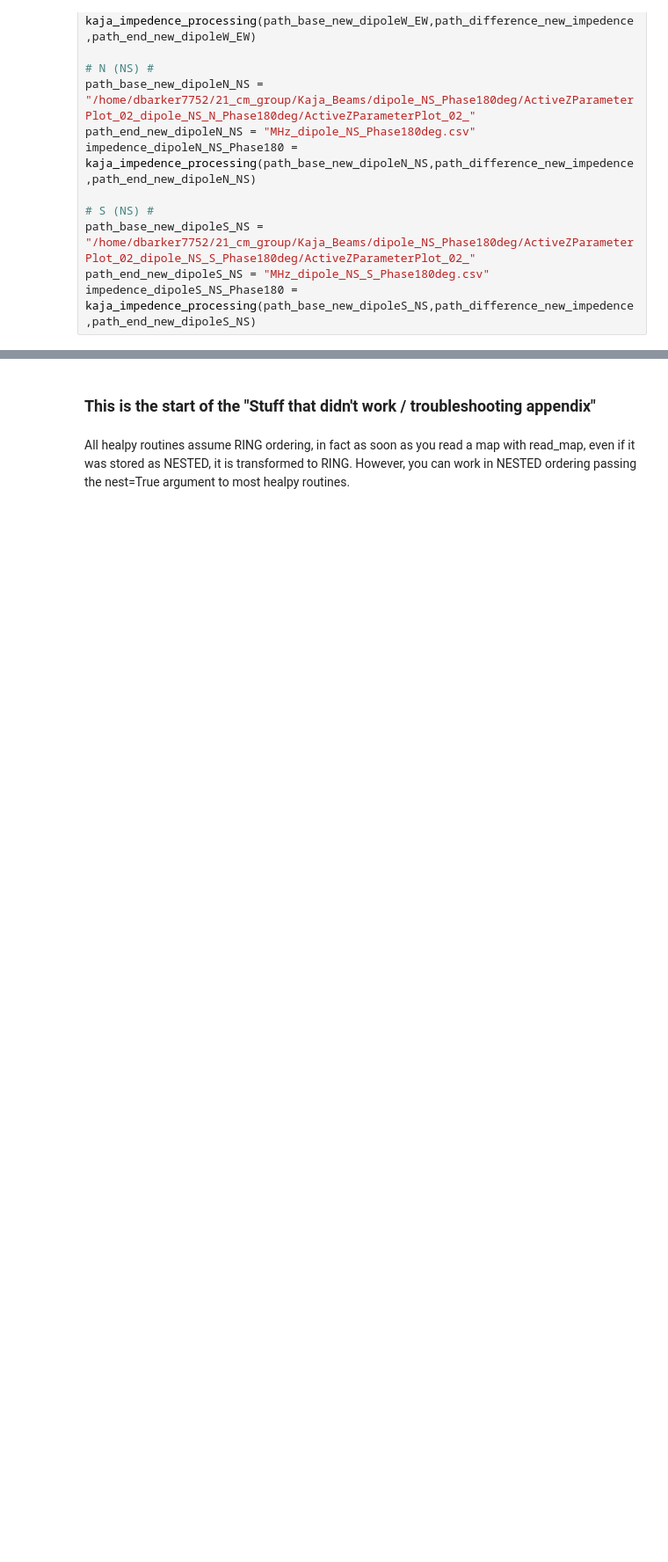
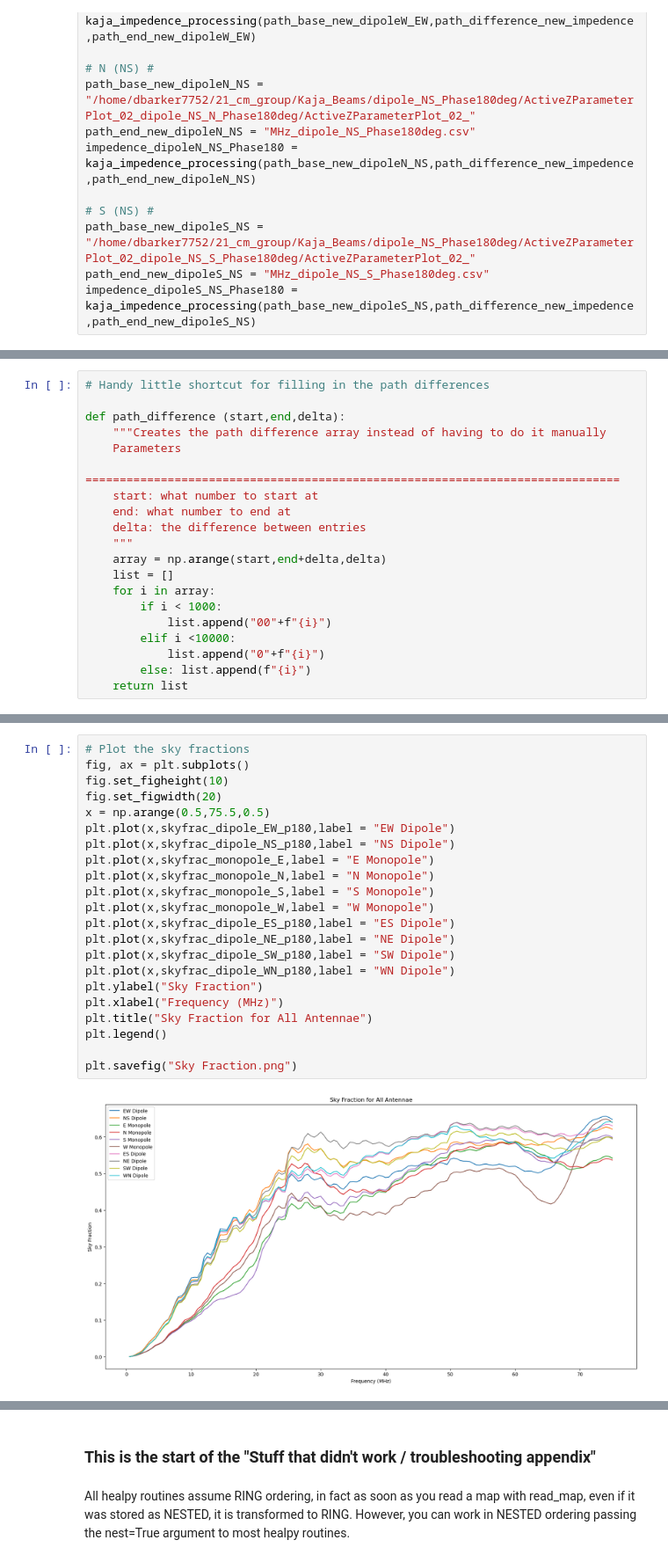
Before and after one commit to daba9359/LuCEE-Night_Simulation, a Jupyter notebook: Beam_weighted_foreground/Simulating_Beam_Weighted_Foreground.ipynb, the cells around one changed output, grey strips where cells are left out. Shown at 88% size. Drawn from its saved outputs; the diff is of its cells as text; blank space fills up the shorter version.

```diff
--- a/Beam_weighted_foreground/Simulating_Beam_Weighted_Foreground.ipynb
+++ b/Beam_weighted_foreground/Simulating_Beam_Weighted_Foreground.ipynb
@@ -619,0 +487,20 @@ array([[1, 2, 3, 4, 5],
+# %%
+# Handy little shortcut for filling in the path differences
+
+def path_difference (start,end,delta):
+    """Creates the path difference array instead of having to do it manually
+    Parameters
+    ==============================================================================
+    start: what number to start at
+    end: what number to end at
+    delta: the difference between entries
+    """
+    array = np.arange(start,end+delta,delta)
+    list = []
+    for i in array:
+        if i < 1000:
+            list.append("00"+f"{i}")
+        elif i <10000:
+            list.append("0"+f"{i}")
+        else: list.append(f"{i}")
+    return list
@@ -619,0 +559,24 @@ array([[1, 2, 3, 4, 5],
+# %%
+# Plot the sky fractions
+fig, ax = plt.subplots()
+fig.set_figheight(10)
+fig.set_figwidth(20)
+x = np.arange(0.5,75.5,0.5)
+plt.plot(x,skyfrac_dipole_EW_p180,label = "EW Dipole")
+plt.plot(x,skyfrac_dipole_NS_p180,label = "NS Dipole")
+plt.plot(x,skyfrac_monopole_E,label = "E Monopole")
+plt.plot(x,skyfrac_monopole_N,label = "N Monopole")
+plt.plot(x,skyfrac_monopole_S,label = "S Monopole")
+plt.plot(x,skyfrac_monopole_W,label = "W Monopole")
+plt.plot(x,skyfrac_dipole_ES_p180,label = "ES Dipole")
+plt.plot(x,skyfrac_dipole_NE_p180,label = "NE Dipole")
+plt.plot(x,skyfrac_dipole_SW_p180,label = "SW Dipole")
+plt.plot(x,skyfrac_dipole_WN_p180,label = "WN Dipole")
+plt.ylabel("Sky Fraction")
+plt.xlabel("Frequency (MHz)")
+plt.title("Sky Fraction for All Antennae")
+plt.legend()
+
+plt.savefig("Sky Fraction.png")
+# %% [output]
+[figure, added]
```
Also changed, not shown: parts of 58 cells of this notebook, 9 other files.
